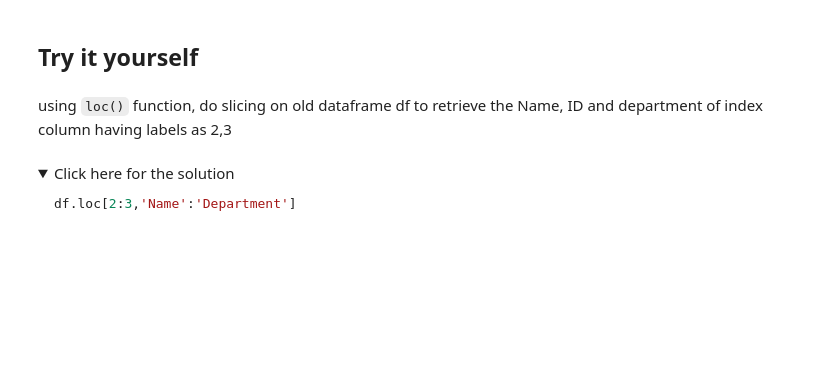
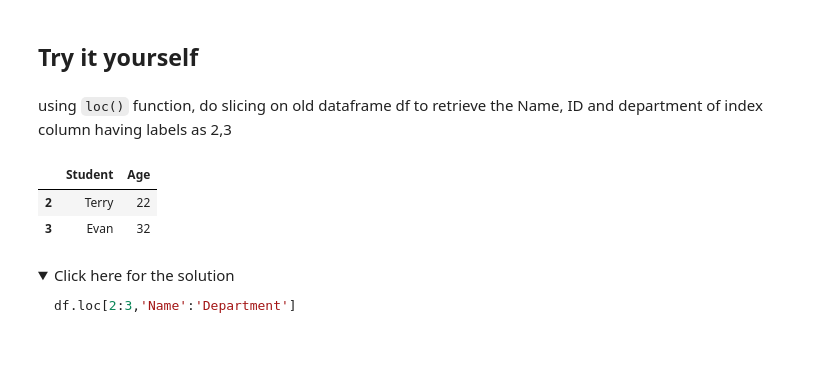
Before and after one commit to Bruiz16/PADWork-Laboratorios, a Jupyter notebook: notebooks/Cohorte1/Semana3/Module 4_Pandas_Practice.ipynb, the cells around one changed output. Saved outputs shown, nothing was run; the diff lists cells and outputs as text; code cells hidden in the pictures; folded sections open; blank space fills up the shorter version.

```diff
--- a/notebooks/Cohorte1/Semana3/Module 4_Pandas_Practice.ipynb
+++ b/notebooks/Cohorte1/Semana3/Module 4_Pandas_Practice.ipynb
@@ -341,6 +347,11 @@ KeyError: "Cannot get left slice bound for non-monotonic index with a missing la
 using <code>loc()</code> function, do slicing on old dataframe df to retrieve the Name, ID and department of index column having labels as 2,3
 # %%
 # Write your code below and press Shift+Enter to execute
+df.loc[2:3, "Student" : "Age"]
+# %% [output]
+|  | Student | Age |
+| 2 | Terry | 22 |
+| 3 | Evan | 32 |
 # %% [markdown]
 <details><summary>Click here for the solution</summary>
 
```
Also changed, not shown: parts of 2 cells of this notebook.
